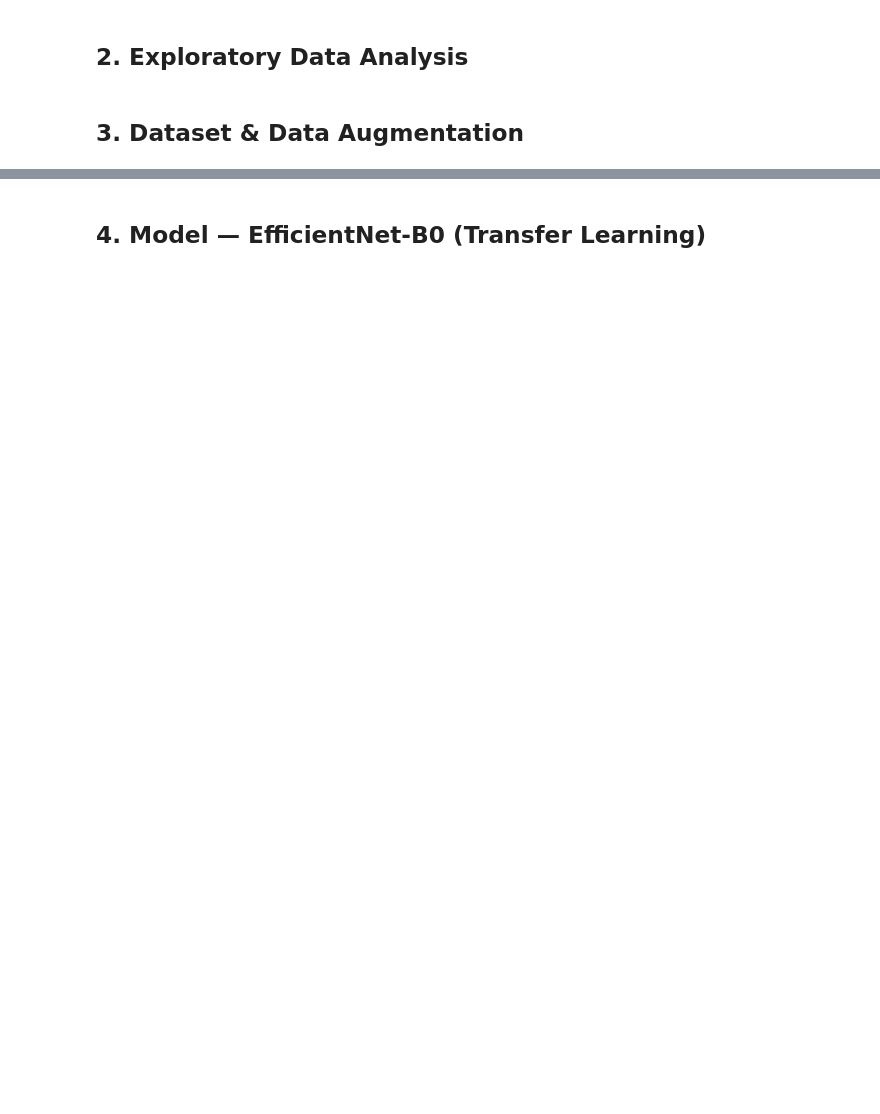
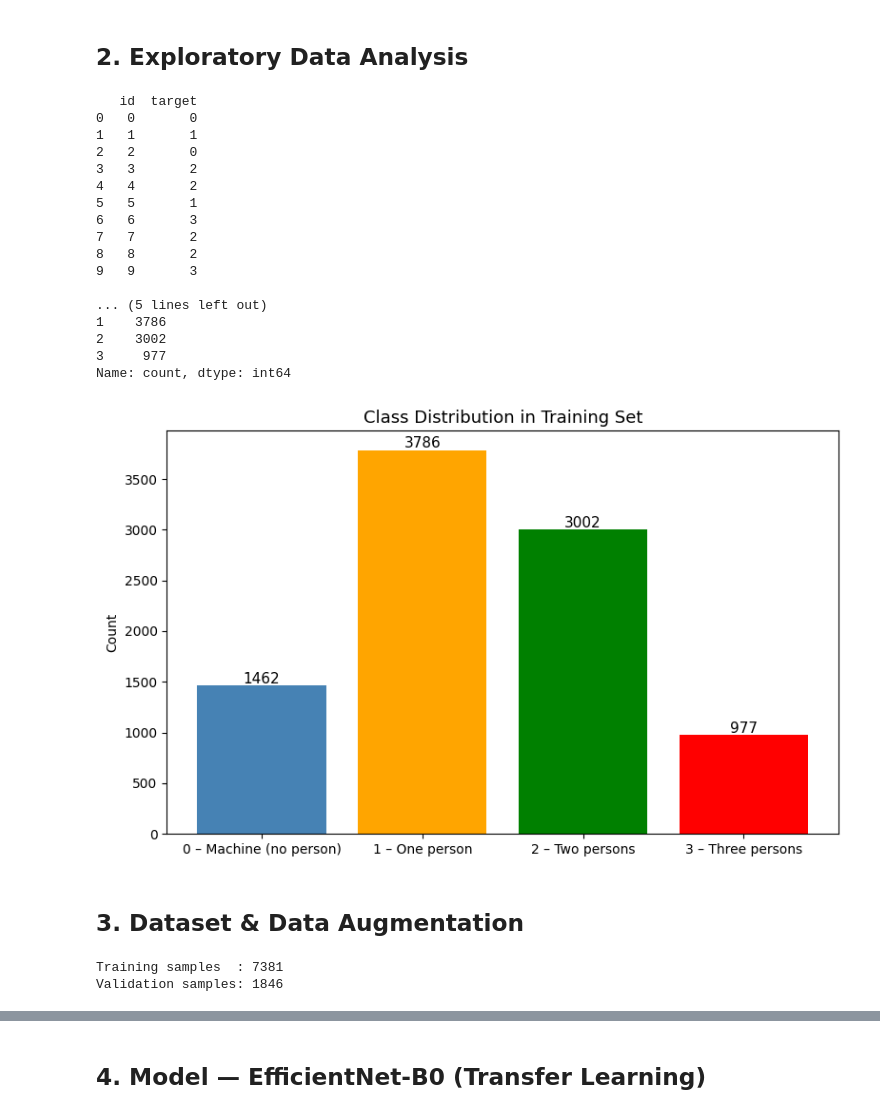
Before and after one commit to rafaelestevezz/MPA_MLF_rafaelestevezmarrero_284019, a Jupyter notebook: MPA_MLF_Final_Project_RafaelEstevez.ipynb, the cells around one changed output, grey strips where cells are left out. Drawn from its saved outputs; the diff is of its cells as text; code cells hidden in the pictures; blank space fills up the shorter version.

```diff
--- a/MPA_MLF_Final_Project_RafaelEstevez.ipynb
+++ b/MPA_MLF_Final_Project_RafaelEstevez.ipynb
@@ -84,14 +77,39 @@ print(y_train_df['target'].value_counts().sort_index())
 # %%
+# 2. Exploratory Data Analysis
+y_train_df = pd.read_csv(Y_TRAIN_CSV)
+print(y_train_df.head(10))
+print(f'\nTotal training samples: {len(y_train_df)}')
+print('\nClass distribution:')
+print(y_train_df['target'].value_counts().sort_index())
+
 # Plot class distribution
-fig, ax = plt.subplots(figsize=(7, 4))
+fig, ax = plt.subplots(figsize=(8, 5))
 counts = y_train_df['target'].value_counts().sort_index()
-ax.bar(['0 – Machine\n(no person)', '1 – One\nperson',
-        '2 – Two\npersons', '3 – Three\npersons'],
+ax.bar(['0 – Machine (no person)', '1 – One person',
+        '2 – Two persons', '3 – Three persons'],
        counts.values, color=['steelblue','orange','green','red'])
 ax.set_title('Class Distribution in Training Set', fontsize=13)
 ax.set_ylabel('Count')
 for i, v in enumerate(counts.values):
     ax.text(i, v + 20, str(v), ha='center', fontsize=11)
 plt.tight_layout()
-plt.savefig('class_distribution.png', dpi=150)
 plt.show()
+# %% [output]
+   id  target
+0   0       0
+1   1       1
+2   2       0
+3   3       2
+4   4       2
+5   5       1
+6   6       3
+7   7       2
+8   8       2
+9   9       3
+
+... (5 lines left out)
+1    3786
+2    3002
+3     977
+Name: count, dtype: int64
+[figure, added]
@@ -184 +180,18 @@ class DelayDopplerDataset(Dataset):
+# %%
+# Train / Validation split (80/20 stratified)
+train_df, val_df = train_test_split(
+    y_train_df,
+    test_size=0.2,
+    random_state=SEED,
+    stratify=y_train_df['target']
+)
+
+train_df = train_df.reset_index(drop=True)
+val_df   = val_df.reset_index(drop=True)
+
+print(f'Training samples  : {len(train_df)}')
+print(f'Validation samples: {len(val_df)}')
+# %% [output]
+Training samples  : 7381
+Validation samples: 1846
 # %%
```
Also changed, not shown: parts of 21 cells of this notebook.
